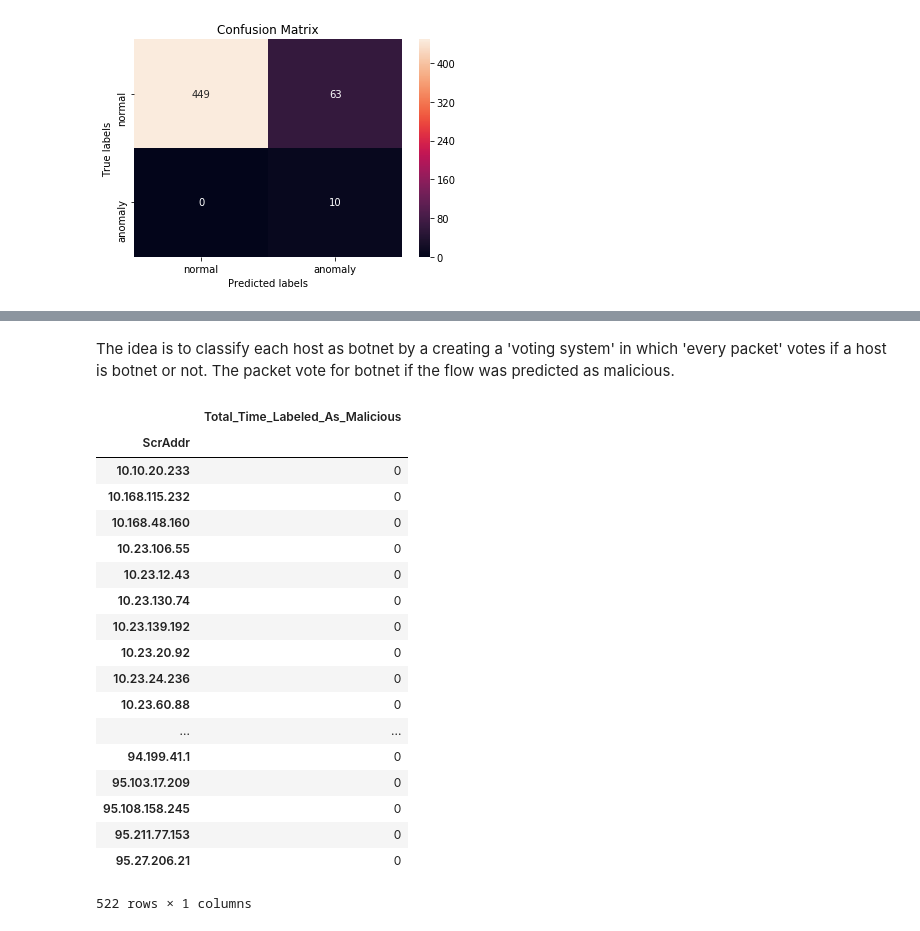
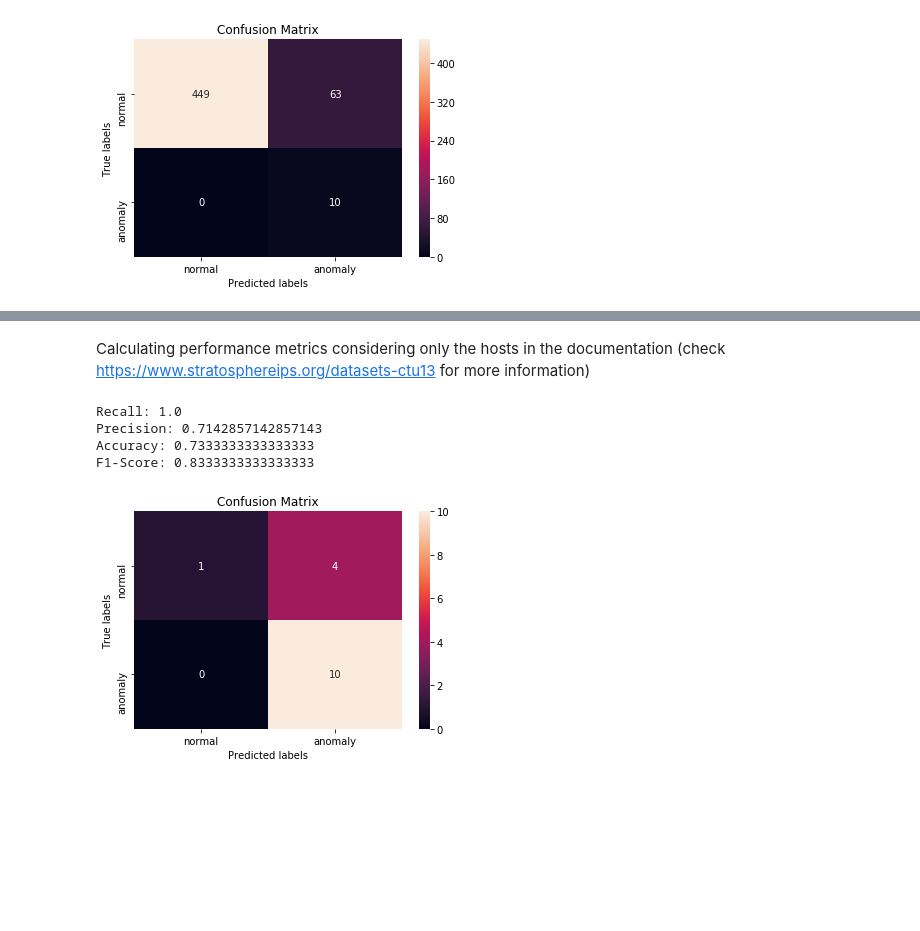
Before and after one commit to chengh42/Cyber-Data-Analytics, a Jupyter notebook: data stream/Task5_Flow Classification Task.ipynb, the cells around one changed output, grey strips where cells are left out. Cells and saved outputs as stored; diff of their text form; code cells hidden in the pictures; blank space fills up the shorter version.

```diff
--- a/data stream/Task5_Flow Classification Task.ipynb
+++ b/data stream/Task5_Flow Classification Task.ipynb
@@ -387,2 +397,0 @@ F1-Score: 0.24096385542168672
-# %% [markdown]
-The idea is to classify each host as botnet by a creating a 'voting system' in which 'every packet' votes if a host is botnet or not. The packet vote for botnet if the flow was predicted as malicious.
@@ -394,22 +398,18 @@ df_voting['ScrAddr'] = df_voting.index
-# %%
-df_voting
-# %% [output]
-|  | Total_Time_Labeled_As_Malicious |
-| ScrAddr |  |
-| 10.10.20.233 | 0 |
-| 10.168.115.232 | 0 |
-| 10.168.48.160 | 0 |
-| 10.23.106.55 | 0 |
-| 10.23.12.43 | 0 |
-| 10.23.130.74 | 0 |
-| 10.23.139.192 | 0 |
-| 10.23.20.92 | 0 |
-| 10.23.24.236 | 0 |
-| 10.23.60.88 | 0 |
-| ... | ... |
-| 94.199.41.1 | 0 |
-| 95.103.17.209 | 0 |
-| 95.108.158.245 | 0 |
-| 95.211.77.153 | 0 |
-| 95.27.206.21 | 0 |
-522 rows × 1 columns
+# %% [markdown]
+Calculating performance metrics considering only the hosts in the documentation (check https://www.stratosphereips.org/datasets-ctu13 for more information)
+# %%
+# Filtering the hsots
+normal_hosts = ['147.32.84.170', '147.32.84.134', '147.32.84.164',
+                '147.32.87.36', '147.32.80.9'] # 147.32.87.11 is removed as it contains very limited data flows
+df_host_in_doc = df_grouped[df_grouped.index.isin(normal_hosts+INFECTED_HOSTS)]
+
+# Calculating the Confusion Matrix
+cm=confusion_matrix(list(df_host_in_doc["Label"]), list(df_host_in_doc["Prediction_per_host"]))
+# Ploting the CM
+ploting_cm(cm)
+# %% [output]
+Recall: 1.0
+Precision: 0.7142857142857143
+Accuracy: 0.7333333333333333
+F1-Score: 0.8333333333333333
+[figure, added]
```
Also changed, not shown: parts of 8 cells of this notebook, 1 other file.
